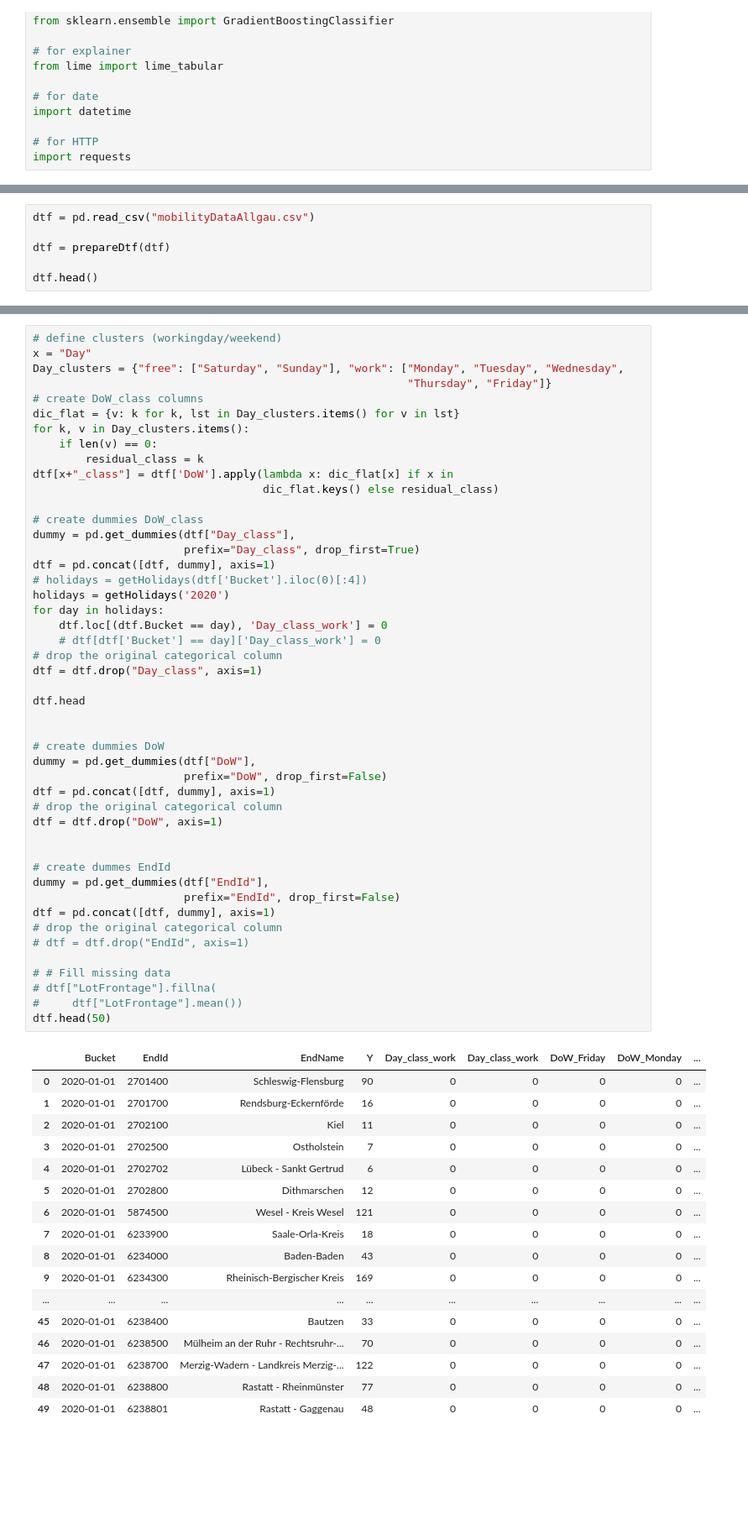
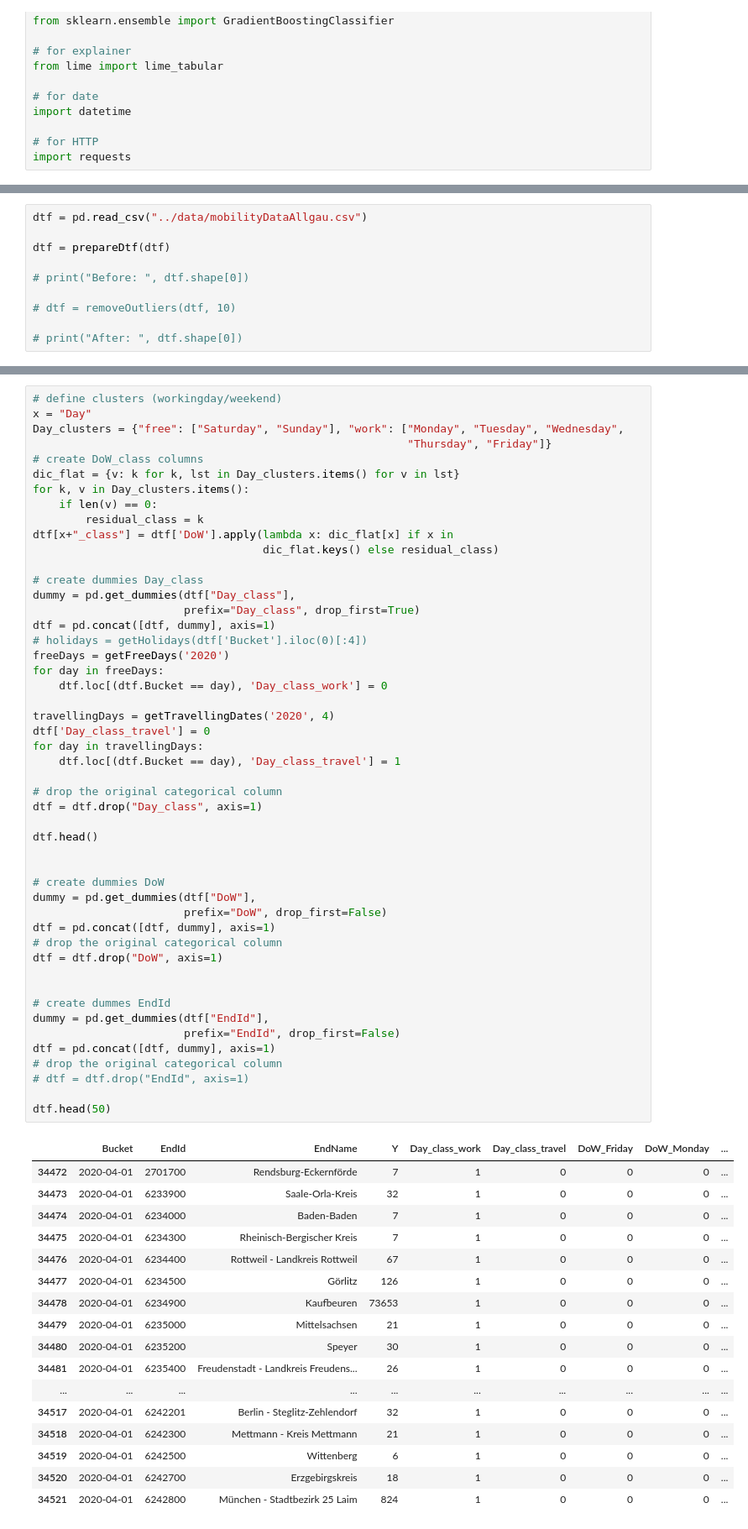
Before and after one commit to jheubuch/hke-tourguide-ki, a Jupyter notebook: src/mobility.ipynb, the cells around one changed output, grey strips where cells are left out. Shown: that part at 84% size. Cells and saved outputs as stored; diff of their text form; blank space fills up the shorter version.

```diff
--- a/src/mobility.ipynb
+++ b/src/mobility.ipynb
@@ -191,6 +242,10 @@ def getHolidays(year):
 # %%
-dtf = pd.read_csv("mobilityDataAllgau.csv")
+dtf = pd.read_csv("../data/mobilityDataAllgau.csv")
 
 dtf = prepareDtf(dtf)
 
-dtf.head()
+# print("Before: ", dtf.shape[0])
+
+# dtf = removeOutliers(dtf, 10)
+
+# print("After: ", dtf.shape[0])
@@ -214,58 +262,60 @@ for k, v in Day_clusters.items():
 dtf[x+"_class"] = dtf['DoW'].apply(lambda x: dic_flat[x] if x in
                                    dic_flat.keys() else residual_class)
 
-# create dummies DoW_class
+# create dummies Day_class
 dummy = pd.get_dummies(dtf["Day_class"],
                        prefix="Day_class", drop_first=True)
 dtf = pd.concat([dtf, dummy], axis=1)
 # holidays = getHolidays(dtf['Bucket'].iloc(0)[:4])
-holidays = getHolidays('2020')
-for day in holidays:
+freeDays = getFreeDays('2020')
+for day in freeDays:
     dtf.loc[(dtf.Bucket == day), 'Day_class_work'] = 0
-    # dtf[dtf['Bucket'] == day]['Day_class_work'] = 0
+
+travellingDays = getTravellingDates('2020', 4)
+dtf['Day_class_travel'] = 0
+for day in travellingDays:
+    dtf.loc[(dtf.Bucket == day), 'Day_class_travel'] = 1
+
 # drop the original categorical column
 dtf = dtf.drop("Day_class", axis=1)
 
-dtf.head
+dtf.head()
 
 
 # create dummies DoW
 dummy = pd.get_dummies(dtf["DoW"],
                        prefix="DoW", drop_first=False)
 dtf = pd.concat([dtf, dummy], axis=1)
 # drop the original categorical column
 dtf = dtf.drop("DoW", axis=1)
 
 
 # create dummes EndId
 dummy = pd.get_dummies(dtf["EndId"],
                        prefix="EndId", drop_first=False)
 dtf = pd.concat([dtf, dummy], axis=1)
 # drop the original categorical column
 # dtf = dtf.drop("EndId", axis=1)
 
-# # Fill missing data
-# dtf["LotFrontage"].fillna(
-#     dtf["LotFrontage"].mean())
 dtf.head(50)
 # %% [output]
-|  | Bucket | EndId | EndName | Y | Day_class_work | Day_class_work | DoW_Friday | DoW_Monday | ... |
-| 0 | 2020-01-01 | 2701400 | Schleswig-Flensburg | 90 | 0 | 0 | 0 | 0 | ... |
-| 1 | 2020-01-01 | 2701700 | Rendsburg-Eckernförde | 16 | 0 | 0 | 0 | 0 | ... |
-| 2 | 2020-01-01 | 2702100 | Kiel | 11 | 0 | 0 | 0 | 0 | ... |
-| 3 | 2020-01-01 | 2702500 | Ostholstein | 7 | 0 | 0 | 0 | 0 | ... |
-| 4 | 2020-01-01 | 2702702 | Lübeck - Sankt Gertrud | 6 | 0 | 0 | 0 | 0 | ... |
-| 5 | 2020-01-01 | 2702800 | Dithmarschen | 12 | 0 | 0 | 0 | 0 | ... |
-| 6 | 2020-01-01 | 5874500 | Wesel - Kreis Wesel | 121 | 0 | 0 | 0 | 0 | ... |
-| 7 | 2020-01-01 | 6233900 | Saale-Orla-Kreis | 18 | 0 | 0 | 0 | 0 | ... |
-| 8 | 2020-01-01 | 6234000 | Baden-Baden | 43 | 0 | 0 | 0 | 0 | ... |
-| 9 | 2020-01-01 | 6234300 | Rheinisch-Bergischer Kreis | 169 | 0 | 0 | 0 | 0 | ... |
+|  | Bucket | EndId | EndName | Y | Day_class_work | Day_class_travel | DoW_Friday | DoW_Monday | ... |
+| 34472 | 2020-04-01 | 2701700 | Rendsburg-Eckernförde | 7 | 1 | 0 | 0 | 0 | ... |
+| 34473 | 2020-04-01 | 6233900 | Saale-Orla-Kreis | 32 | 1 | 0 | 0 | 0 | ... |
+| 34474 | 2020-04-01 | 6234000 | Baden-Baden | 7 | 1 | 0 | 0 | 0 | ... |
+| 34475 | 2020-04-01 | 6234300 | Rheinisch-Bergischer Kreis | 7 | 1 | 0 | 0 | 0 | ... |
+| 34476 | 2020-04-01 | 6234400 | Rottweil - Landkreis Rottweil | 67 | 1 | 0 | 0 | 0 | ... |
+| 34477 | 2020-04-01 | 6234500 | Görlitz | 126 | 1 | 0 | 0 | 0 | ... |
+| 34478 | 2020-04-01 | 6234900 | Kaufbeuren | 73653 | 1 | 0 | 0 | 0 | ... |
+| 34479 | 2020-04-01 | 6235000 | Mittelsachsen | 21 | 1 | 0 | 0 | 0 | ... |
+| 34480 | 2020-04-01 | 6235200 | Speyer | 30 | 1 | 0 | 0 | 0 | ... |
+| 34481 | 2020-04-01 | 6235400 | Freudenstadt - Landkreis Freudens... | 26 | 1 | 0 | 0 | 0 | ... |
 | ... | ... | ... | ... | ... | ... | ... | ... | ... | ... |
-| 45 | 2020-01-01 | 6238400 | Bautzen | 33 | 0 | 0 | 0 | 0 | ... |
-| 46 | 2020-01-01 | 6238500 | Mülheim an der Ruhr - Rechtsruhr-... | 70 | 0 | 0 | 0 | 0 | ... |
-| 47 | 2020-01-01 | 6238700 | Merzig-Wadern - Landkreis Merzig-... | 122 | 0 | 0 | 0 | 0 | ... |
-| 48 | 2020-01-01 | 6238800 | Rastatt - Rheinmünster | 77 | 0 | 0 | 0 | 0 | ... |
-| 49 | 2020-01-01 | 6238801 | Rastatt - Gaggenau | 48 | 0 | 0 | 0 | 0 | ... |
+| 34517 | 2020-04-01 | 6242201 | Berlin - Steglitz-Zehlendorf | 32 | 1 | 0 | 0 | 0 | ... |
+| 34518 | 2020-04-01 | 6242300 | Mettmann - Kreis Mettmann | 21 | 1 | 0 | 0 | 0 | ... |
+| 34519 | 2020-04-01 | 6242500 | Wittenberg | 6 | 1 | 0 | 0 | 0 | ... |
+| 34520 | 2020-04-01 | 6242700 | Erzgebirgskreis | 18 | 1 | 0 | 0 | 0 | ... |
+| 34521 | 2020-04-01 | 6242800 | München - Stadtbezirk 25 Laim | 824 | 1 | 0 | 0 | 0 | ... |
 50 rows × 526 columns
 # %%
 # define training and test features
```
Also changed, not shown: parts of 4 cells of this notebook, 1 other file.
